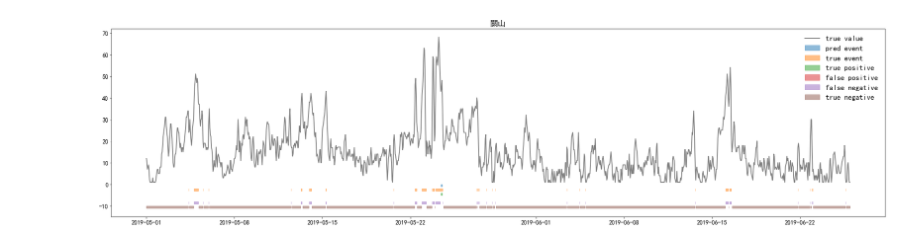
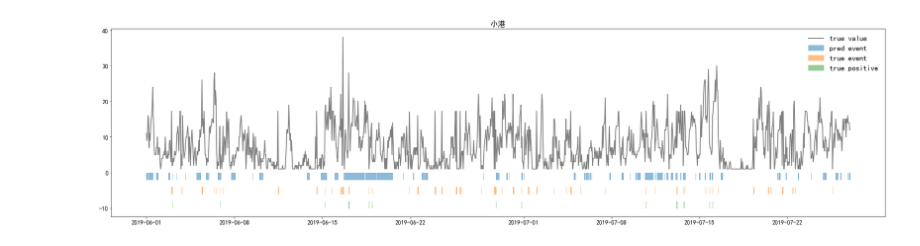
Before and after one commit to archiexdex/pm25_research, a Jupyter notebook: result_visualisation.ipynb, the cells around one changed output. Saved outputs shown, nothing was run; the diff lists cells and outputs as text; code cells hidden in the pictures.

Commit message:
update visualization

```diff
--- a/result_visualisation.ipynb
+++ b/result_visualisation.ipynb
@@ -48,35 +29,32 @@ def get_scope(x, y):
-# %%
-def get_mask(opt, data, thres):
-    mask = np.zeros((data.shape[0]))
-    if opt.is_min_threshold:
-        index = np.argwhere(thres>=opt.threshold)
-        thres[index] = opt.threshold
-    dif_data = abs(data[1:] - data[:-1]) if opt.use_abs_delta else data[1:] - data[:-1]
-    index = np.argwhere(dif_data>=10)[:, 0] + 1
-    mask[index] = 1
-    mask[data>=thres] = 1
-    return mask
 # %%
 # For classification output
-def plot(sitename, no):
+def plot(sitename, opt):
+    no = opt.no
     # -------------------------------
     # Load data
     # -------------------------------
-    if opt.method == "fudan":
-        pred   = np.load(f"{opt.rst_dir}/{no}/{sitename}_class.npy")[:, :, 0]
-    else:
-        pred   = np.load(f"{opt.rst_dir}/{no}/{sitename}.npy")[:, :, 0]
-    true   = np.load(f"{opt.origin_valid_dir}/{sitename}.npy")[:, 7]
-    thres  = np.load(f"{opt.thres_valid_dir}/{sitename}.npy") [:, 7]
+    pred   = np.load(f"{opt.rst_dir}/{no}/{sitename}.npy")[:,:,0]
+#     if opt.model != "fudan":
+    pred = pred[:, -1]
+    true   = np.load(f"{opt.origin_valid_dir}/{sitename}.npy")
+    thres  = np.load(f"{opt.thres_valid_dir}/{sitename}.npy")
     date   = pd.date_range(start="2019-01-01 00:00",end="2019-12-31 23:00", freq='H')
     mask   = get_mask(opt, true, thres)
-#     print(pred.shape, true.shape, thres.shape, date.shape, mask.shape)
+#     print("before: ", pred.shape, true.shape, thres.shape, date.shape, mask.shape)
     total_size = true.shape[0]
+    # -------------------------------
+    # Filter data
+    # -------------------------------
+    # Here we only consider PM2.5 feature
+    true  = true [:, 7]
+    thres = thres[:, 7]
+    mask  = mask [:, 0]
     # -------------------------------
     # Shift data
     # -------------------------------
-    pred  = pred[:, shift]
     ## shift [-1, -2, ...]
+    # here only consider the last 1, that is, shift = -1
+    shift = -1
     true  = true [:total_size+shift+1]
     thres = thres[:total_size+shift+1]
     date  = date [:total_size+shift+1]
@@ -86,11 +64,11 @@ def plot(sitename, no):
     thres = thres[-pred.shape[0]:]
     date  = date [-pred.shape[0]:]
     mask  = mask [-pred.shape[0]:]
-#     print(pred.shape, true.shape, thres.shape, date.shape, mask.shape)
+#     print("after: ", pred.shape, true.shape, thres.shape, date.shape, mask.shape)
     # -------------------------------
     # Zoom data
     # -------------------------------
-    st = np.where(date == '2019/05/01 00:00')[0][0]
+    st = np.where(date == '2019/06/01 00:00')[0][0]
     ed = st + 24 * 28 * 2
 #     st = 0
 #     ed = -1
@@ -104,74 +82,75 @@ def plot(sitename, no):
     # Draw data
     # -------------------------------
     fig, ax = plt.subplots(1, 1, figsize=(32,8))
-    ax.fill_between(x, -1, 0,
+    pos = np.arange(100) * -2
+    ax.fill_between(x, pos[1], pos[0],
                     where=pred>.5,
                     color='tab:blue',
                     alpha=0.5,
 #                     transform=ax.get_xaxis_transform(),
                     label='pred event'
                    )
-    ax.fill_between(x, -3, -2,
+    ax.fill_between(x, pos[3], pos[2],
                     where=mask>.5,
                     color='tab:orange',
                     alpha=0.5,
 #                     transform=ax.get_xaxis_transform(),
                     label='true event'
                    )
-    ax.fill_between(x, -5, -4,
+    ax.fill_between(x, pos[5], pos[4],
                     where= np.logical_and(pred>.5, mask>.5),
                     color='tab:green',
                     alpha=0.5,
                     label='true positive'
                    )
-    ax.fill_between(x, -7, -6,
-                    where= np.logical_and(pred>.5, mask<=.5),
-                    color='tab:red',
-                    alpha=0.5,
-                    label='false positive'
-                   )
-    ax.fill_between(x, -9, -8,
-                    where= np.logical_and(pred<=.5, mask>.5),
-                    color='tab:purple',
-                    alpha=0.5,
-                    label='false negative'
-                   )
-    ax.fill_between(x, -11, -10,
-                    where= np.logical_and(pred<=.5, mask<=.5),
-                    color='tab:brown',
-                    alpha=0.5,
-                    label='true negative'
-                   )
-    #     ax.fill_between(x, -5, -4,
-#                     where=acc == 1,
-#                     color='y',
+#     ax.fill_between(x, -7, -6,
+#                     where= np.logical_and(pred>.5, mask<=.5),
+#                     color='tab:red',
 #                     alpha=0.5,
-#                     label='accuracy'
+#                     label='false positive'
 #                    )
+#     ax.fill_between(x, -9, -8,
+#                     where= np.logical_and(pred<=.5, mask>.5),
+#                     color='tab:purple',
+#                     alpha=0.5,
+#                     label='false negative'
+#                    )
+#     ax.fill_between(x, -11, -10,
+#                     where= np.logical_and(pred<=.5, mask<=.5),
+#                     color='tab:brown',
+#                     alpha=0.5,
+#                     label='true negative'
+#                    )
+#     ax.fill_between(x, -7, -6,
+#                 where=acc == 1,
+#                 color='y',
+#                 alpha=0.5,
+#                 label='accuracy'
+#                )
     ax.plot(x, true,      color='black',  lw=2,  alpha=.5, label='true value')
     ax.legend(loc='upper right', frameon=False, fontsize='xx-large')
 
     plt.title(f"{sitename}", fontsize=18)
     plt.xticks(fontsize=14)
     plt.yticks(fontsize=14)
     plt.show()
 
-no = 182
+no = 426
 args = [f"--no={no}"]
 opt = parse(args)
 with open(f"{opt.cfg_dir}/{opt.no}.json", "r") as fp:
     opt = json.load(fp)
 opt = Namespace(**opt)
 # opt.use_abs_delta = False
 same_seeds(opt.seed)
 shift = -1 # -1 ... -target_size
 
 # for sitename in SAMPLE_SITES:
 # for sitename in ['左營', '復興', '頭份', '竹山', '林口', '嘉義', '恆春', '臺東', '忠明']:
 # for sitename in ['陽明','豐原','左營','臺東']:
-for sitename in ['關山', '復興']:
+for sitename in ['小港', '關山', '復興']:
 #     print(sitename)
-    plot(sitename, f"{no}")
+    plot(sitename, opt)
 #     break
 # %% [output]
-[figure, old version]
+[figure, new version]
```
Also changed, not shown: parts of 7 cells of this notebook.
